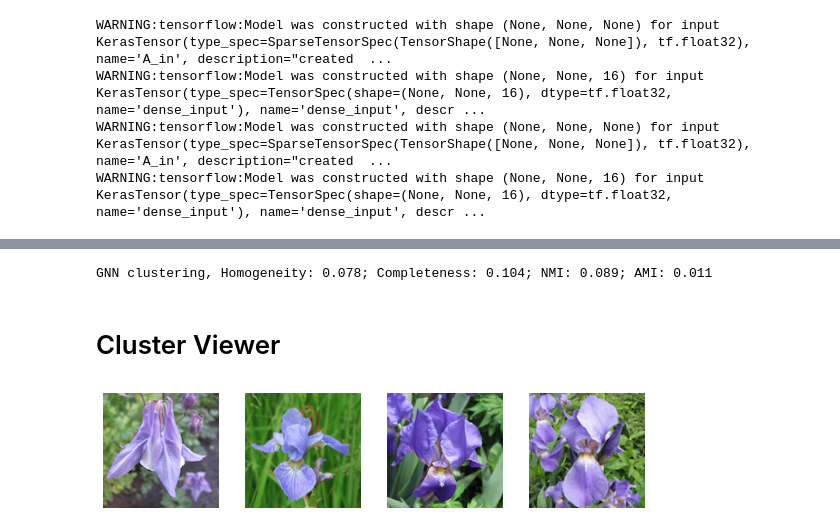
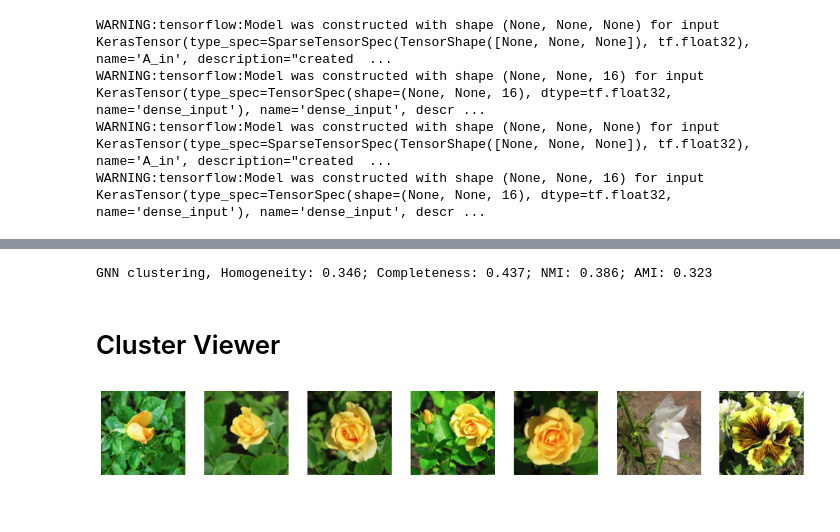
Before and after one commit to ma-shangao/rl_waypoint_mrta, a Jupyter notebook: flower_data_demo.ipynb, the cells around one changed output, grey strips where cells are left out. Drawn from its saved outputs; the diff is of its cells as text; code cells hidden in the pictures.

```diff
--- a/flower_data_demo.ipynb
+++ b/flower_data_demo.ipynb
@@ -148,0 +139,3 @@ Name: label, Length: 210, dtype: int64
+# %%
+label_array = np.array([label_dic[i] for i in flowers])
+label_array.shape
@@ -155,7 +177,7 @@ I'm not going to waste time explaining what PCA is because there are already ton
 Simply put, if you are working with data and have a lot of variables to consider (in our case 4096), PCA allows you to reduce the number of variables while preserving as much information from the original set as possible.
 The number of dimensions to reduce down to is up to you and I'm sure there's a method for finding the best number of components to use, but for this case, I just chose 100 as an arbitrary number.
 # %%
-pca = PCA(n_components=100, random_state=22)
+pca = PCA(n_components=40, random_state=22)
 pca.fit(feat)
 x = pca.transform(feat)
 # %% [markdown]
@@ -165,7 +187,7 @@ x = pca.transform(feat)
 
 This algorithm will allow us to group our feature vectors into k clusters. Each cluster should contain images that are visually similar. In this case, we know there are 10 different species of flowers so we can have k = 10.
 # %%
-kmeans = KMeans(n_clusters=len(unique_labels), random_state=22)
+kmeans = KMeans(n_clusters=10, random_state=22)
 kmeans.fit(x)
 kmeans.labels_
 # %% [output]
@@ -191,7 +213,7 @@ k-means clustering, Homogeneity: 0.093; Completeness: 0.100; NMI: 0.096; AMI: 0.
 ## GNN Clustering
 # %%
 gnn = GnnClustering(10, num_knn=5)
-gnn.fit(x, label=df['label'], epochs=5000)
+gnn.fit(x, label=label_array, epochs=5000)
 gnn.eval()
 # %% [output]
 WARNING:tensorflow:Model was constructed with shape (None, None, None) for input KerasTensor(type_spec=SparseTensorSpec(TensorShape([None, None, None]), tf.float32), name='A_in', description="created  ...
@@ -214,11 +236,11 @@ array([1, 9, 1, 1, 2, 4, 4, 1, 9, 9, 2, 9, 9, 4, 1, 4, 5, 4, 2, 6, 1, 2,
 # %%
-hom = homogeneity_score(df['label'], gnn.s_out)
-com = completeness_score(df['label'], gnn.s_out)
-nmi = v_measure_score(df['label'], gnn.s_out)
-ami = adjusted_mutual_info_score(df['label'], gnn.s_out)
+hom = homogeneity_score(label_array, gnn.s_out)
+com = completeness_score(label_array, gnn.s_out)
+nmi = v_measure_score(label_array, gnn.s_out)
+ami = adjusted_mutual_info_score(label_array, gnn.s_out)
 print("GNN clustering, Homogeneity: {:.3f}; Completeness: {:.3f}; NMI: {:.3f}; AMI: {:.3f}".format(hom, com, nmi, ami))
 # %% [output]
-GNN clustering, Homogeneity: 0.078; Completeness: 0.104; NMI: 0.089; AMI: 0.011
+GNN clustering, Homogeneity: 0.346; Completeness: 0.437; NMI: 0.386; AMI: 0.323
 # %% [markdown]
 # Cluster Viewer
 # %%
@@ -249,9 +271,9 @@ def view_cluster(cluster):
         plt.imshow(img)
         plt.axis('off')
 # %%
-view_cluster(7)
+view_cluster(5)
 # %% [output]
-[figure, old version]
+[figure, new version]
 # %%
 # this is just incase you want to see which value for k might be the best
 sse = []
```
Also changed, not shown: parts of 14 cells of this notebook, 1 other file.
